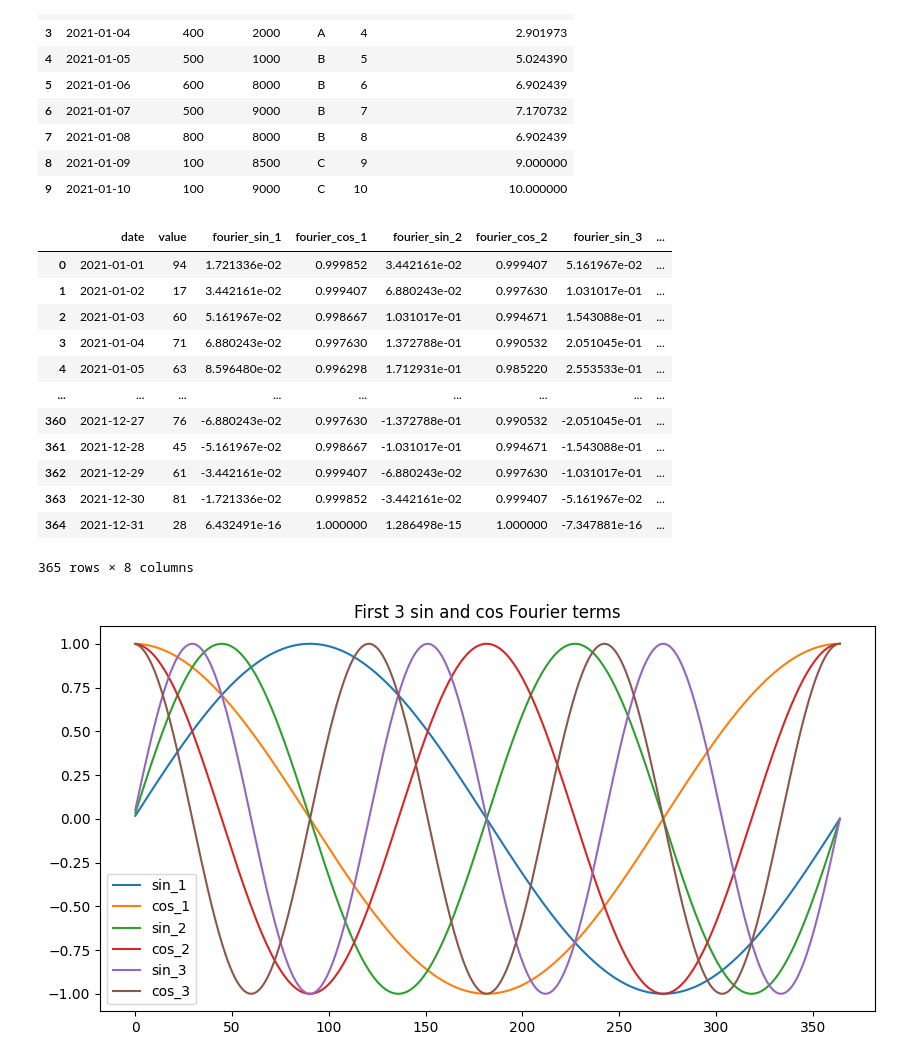
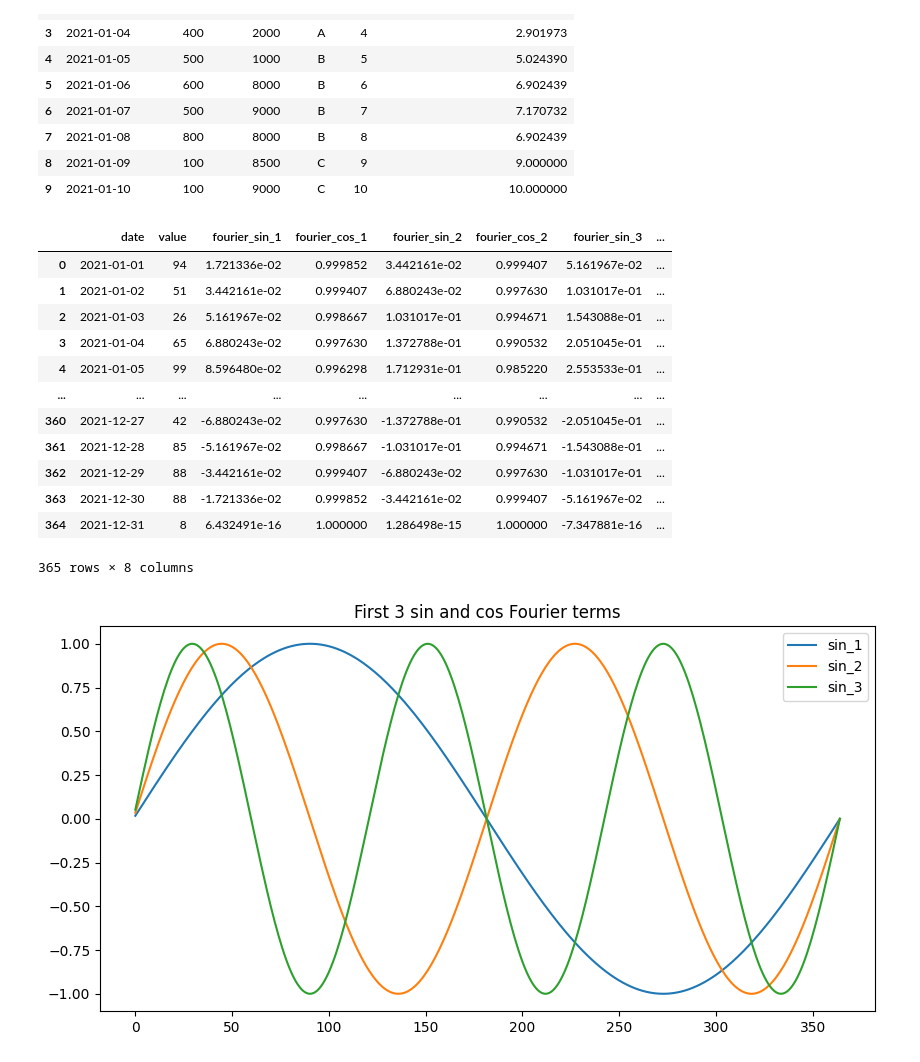
Before and after one commit to SantiagoRomanoOddone/Mim.NET, a Jupyter notebook: feature_engineering/Ejemplos de uso de funciones.ipynb, the cells around one changed output. Drawn from its saved outputs; the diff is of its cells as text; code cells hidden in the pictures.

```diff
--- a/feature_engineering/Ejemplos de uso de funciones.ipynb
+++ b/feature_engineering/Ejemplos de uso de funciones.ipynb
@@ -339,41 +339,41 @@ def add_fourier_terms(df, date_col, n_terms, pred = False ,pred_df=None):
         return df, pred_df
     else:
         return df
 
 test_df = pd.DataFrame({
     # Todo un año
     'date': pd.date_range(start='2021-01-01', end='2021-12-31'),
     'value': np.random.randint(0, 100, 365)
 })
 
 pred_df = pd.DataFrame({
     'date': ['2021-01-06', '2021-01-07', '2021-01-08', '2021-01-09', '2021-01-10']
 })
 
 
 test_df, pred_df = add_fourier_terms(test_df, 'date', 3, pred=True, pred_df=pred_df)
 display(test_df)
 
 ## Plotting the first 20 cos and sin terms
 plt.figure(figsize=(10, 5))
 for i in range(1, 4):
     plt.plot(test_df[f'fourier_sin_{i}'], label=f'sin_{i}')
-    plt.plot(test_df[f'fourier_cos_{i}'], label=f'cos_{i}')
+    # plt.plot(test_df[f'fourier_cos_{i}'], label=f'cos_{i}')
 plt.legend()
 plt.title('First 3 sin and cos Fourier terms')
 plt.show()
 # %% [output]
 |  | date | value | fourier_sin_1 | fourier_cos_1 | fourier_sin_2 | fourier_cos_2 | fourier_sin_3 | ... |
 | 0 | 2021-01-01 | 94 | 1.721336e-02 | 0.999852 | 3.442161e-02 | 0.999407 | 5.161967e-02 | ... |
-| 1 | 2021-01-02 | 17 | 3.442161e-02 | 0.999407 | 6.880243e-02 | 0.997630 | 1.031017e-01 | ... |
-| 2 | 2021-01-03 | 60 | 5.161967e-02 | 0.998667 | 1.031017e-01 | 0.994671 | 1.543088e-01 | ... |
-| 3 | 2021-01-04 | 71 | 6.880243e-02 | 0.997630 | 1.372788e-01 | 0.990532 | 2.051045e-01 | ... |
-| 4 | 2021-01-05 | 63 | 8.596480e-02 | 0.996298 | 1.712931e-01 | 0.985220 | 2.553533e-01 | ... |
+| 1 | 2021-01-02 | 51 | 3.442161e-02 | 0.999407 | 6.880243e-02 | 0.997630 | 1.031017e-01 | ... |
+| 2 | 2021-01-03 | 26 | 5.161967e-02 | 0.998667 | 1.031017e-01 | 0.994671 | 1.543088e-01 | ... |
+| 3 | 2021-01-04 | 65 | 6.880243e-02 | 0.997630 | 1.372788e-01 | 0.990532 | 2.051045e-01 | ... |
+| 4 | 2021-01-05 | 99 | 8.596480e-02 | 0.996298 | 1.712931e-01 | 0.985220 | 2.553533e-01 | ... |
 | ... | ... | ... | ... | ... | ... | ... | ... | ... |
-| 360 | 2021-12-27 | 76 | -6.880243e-02 | 0.997630 | -1.372788e-01 | 0.990532 | -2.051045e-01 | ... |
-| 361 | 2021-12-28 | 45 | -5.161967e-02 | 0.998667 | -1.031017e-01 | 0.994671 | -1.543088e-01 | ... |
-| 362 | 2021-12-29 | 61 | -3.442161e-02 | 0.999407 | -6.880243e-02 | 0.997630 | -1.031017e-01 | ... |
-| 363 | 2021-12-30 | 81 | -1.721336e-02 | 0.999852 | -3.442161e-02 | 0.999407 | -5.161967e-02 | ... |
-| 364 | 2021-12-31 | 28 | 6.432491e-16 | 1.000000 | 1.286498e-15 | 1.000000 | -7.347881e-16 | ... |
+| 360 | 2021-12-27 | 42 | -6.880243e-02 | 0.997630 | -1.372788e-01 | 0.990532 | -2.051045e-01 | ... |
+| 361 | 2021-12-28 | 85 | -5.161967e-02 | 0.998667 | -1.031017e-01 | 0.994671 | -1.543088e-01 | ... |
+| 362 | 2021-12-29 | 88 | -3.442161e-02 | 0.999407 | -6.880243e-02 | 0.997630 | -1.031017e-01 | ... |
+| 363 | 2021-12-30 | 88 | -1.721336e-02 | 0.999852 | -3.442161e-02 | 0.999407 | -5.161967e-02 | ... |
+| 364 | 2021-12-31 | 8 | 6.432491e-16 | 1.000000 | 1.286498e-15 | 1.000000 | -7.347881e-16 | ... |
 365 rows × 8 columns
-[figure, old version]
+[figure, new version]
```
Also changed, not shown: parts of 3 cells of this notebook, 2 other files.
